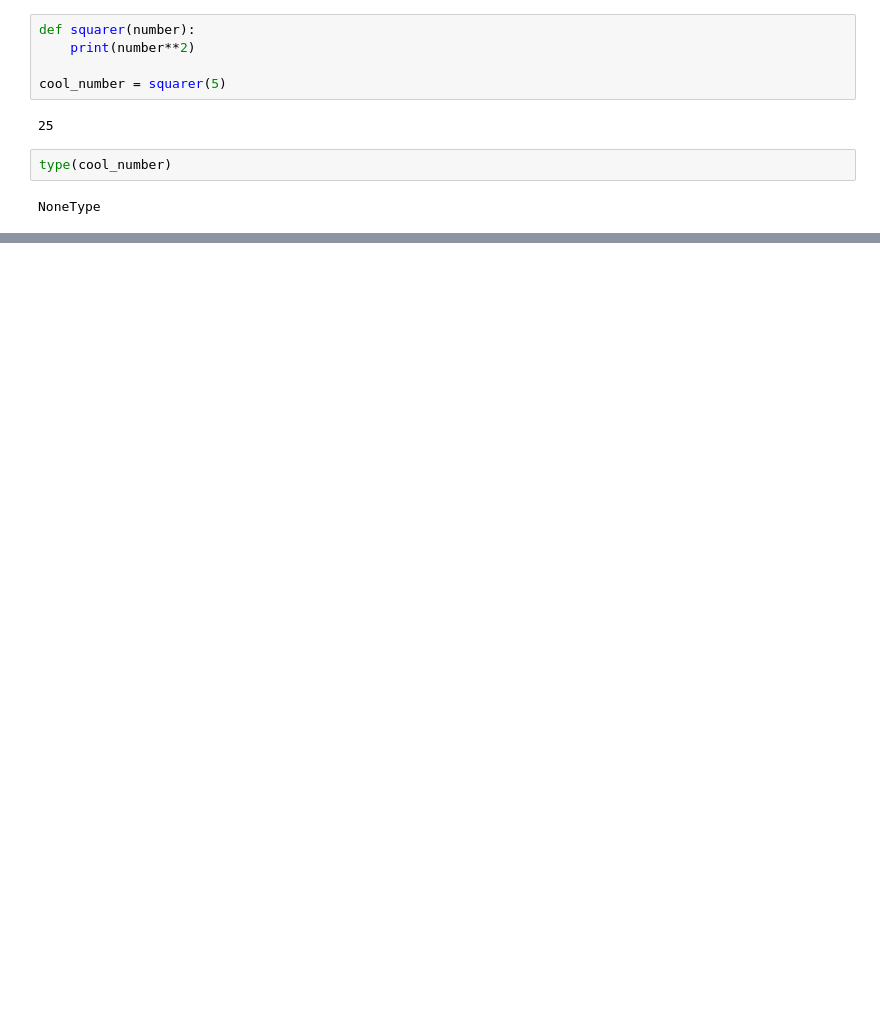
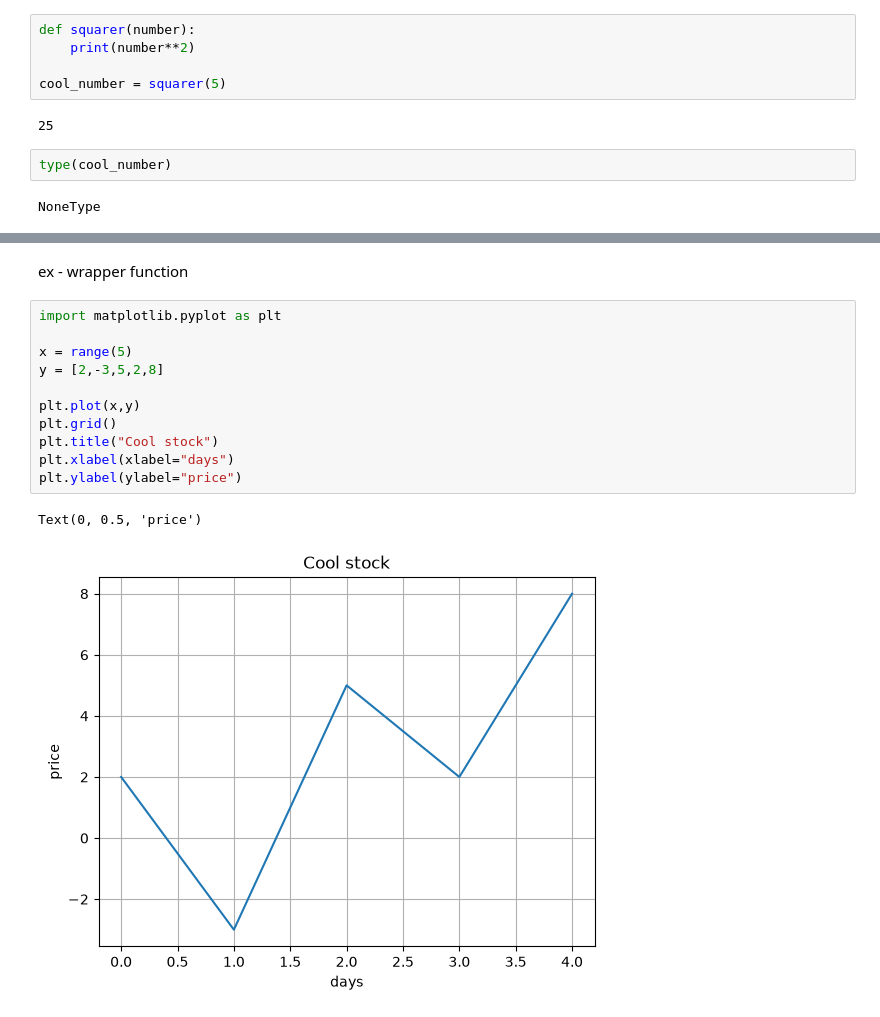
Before and after one commit to kokchun/python_kokchun_giang_aiu26, a Jupyter notebook: code_alongs/11_functions/functions.ipynb, the cells around one changed output, grey strips where cells are left out. Cells and saved outputs as stored; diff of their text form; blank space fills up the shorter version.

```diff
--- a/code_alongs/11_functions/functions.ipynb
+++ b/code_alongs/11_functions/functions.ipynb
@@ -143,0 +194,16 @@ NoneType
+# %% [markdown]
+ ex - wrapper function
+# %%
+import matplotlib.pyplot as plt
+
+x = range(5)
+y = [2,-3,5,2,8]
+
+plt.plot(x,y)
+plt.grid()
+plt.title("Cool stock")
+plt.xlabel(xlabel="days")
+plt.ylabel(ylabel="price")
+# %% [output]
+Text(0, 0.5, 'price')
+[figure, added]
```
Also changed, not shown: parts of 11 cells of this notebook.
